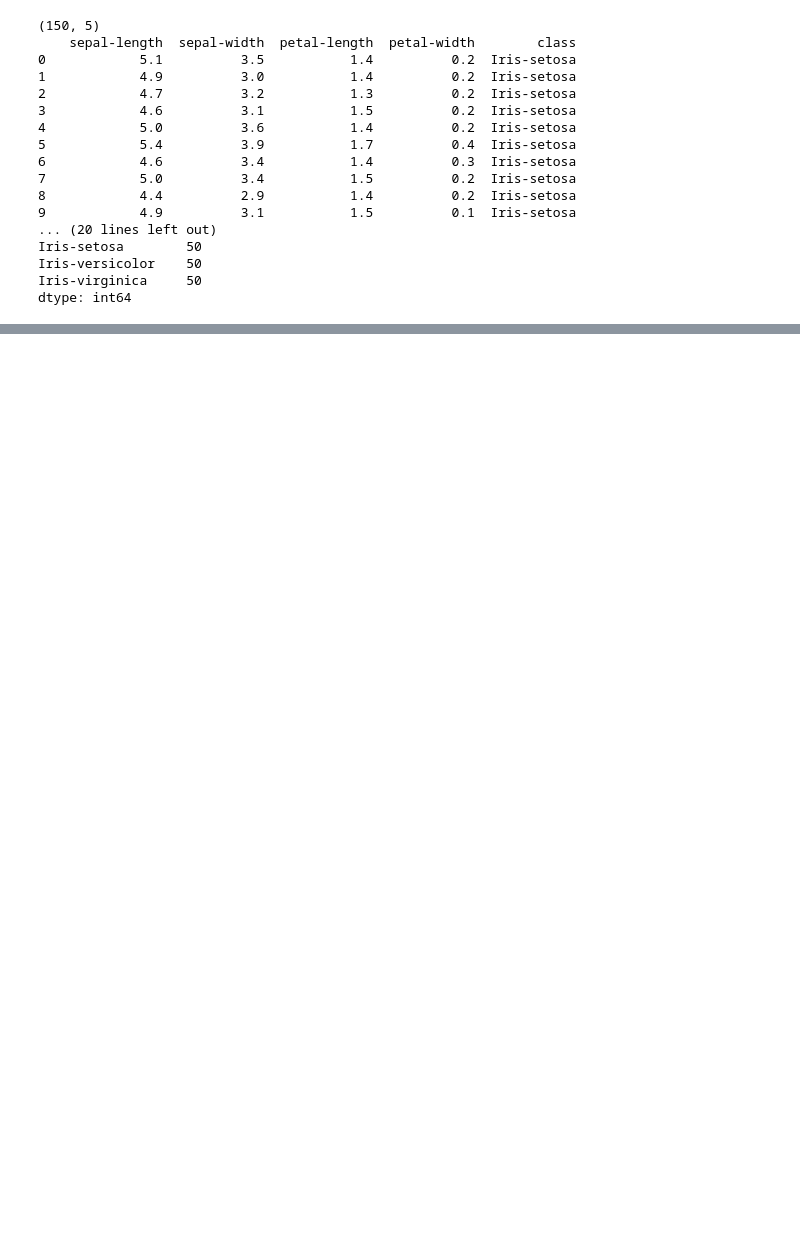
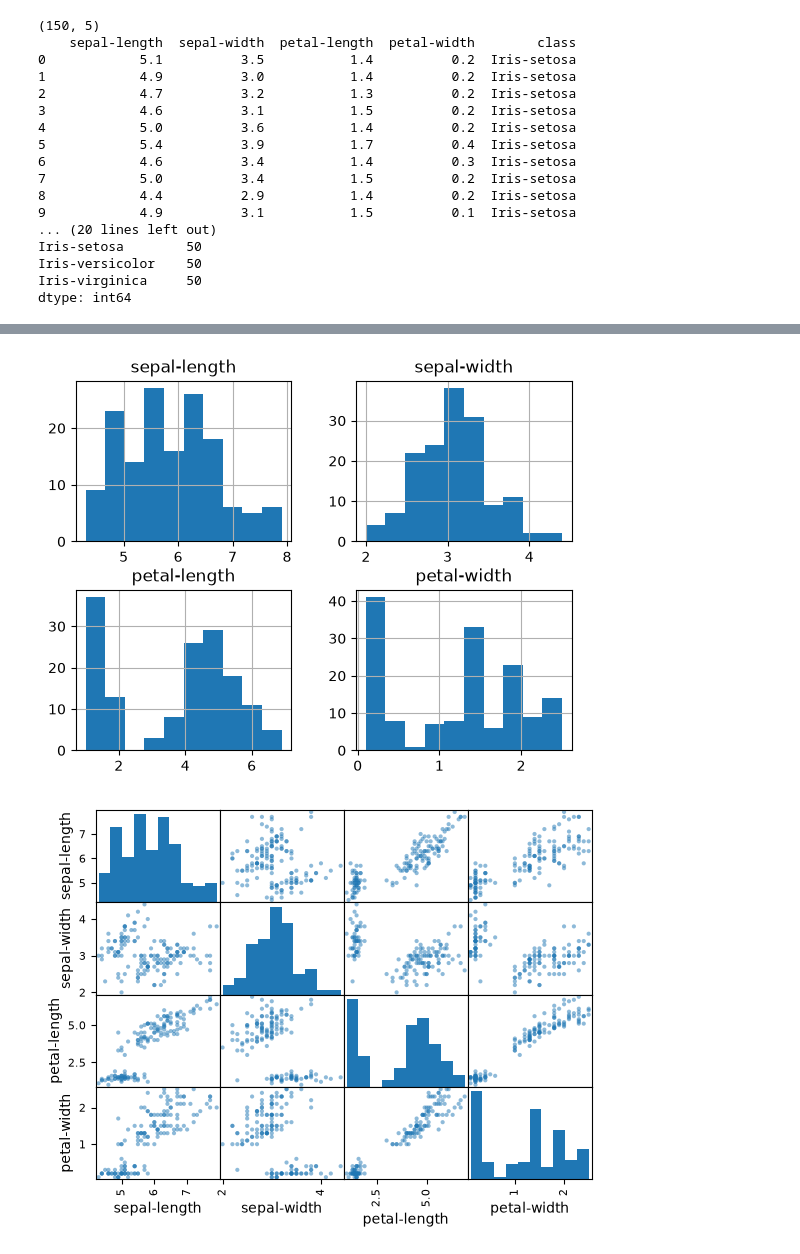
Before and after one commit to cralbers/bsgp7030_assignment5, a Jupyter notebook: ML_python.ipynb, the cells around one changed output, grey strips where cells are left out. Drawn from its saved outputs; the diff is of its cells as text; code cells hidden in the pictures; blank space fills up the shorter version.

```diff
--- a/ML_python.ipynb
+++ b/ML_python.ipynb
@@ -59,7 +60,17 @@ dtype: int64
 # %%
 # box and whisker plots
 dataset.plot(kind='box', subplots=True, layout=(2,2), sharex=False, sharey=False)
 plt.show()
+
+# histograms
+dataset.hist()
+plt.show()
+
+# scatter plot matrix
+scatter_matrix(dataset)
+plt.show()
 # %% [output]
 [figure]
+[figure, added]
+[figure, added]
 # %%
```
Also changed, not shown: parts of 5 cells of this notebook, 1 other file.
